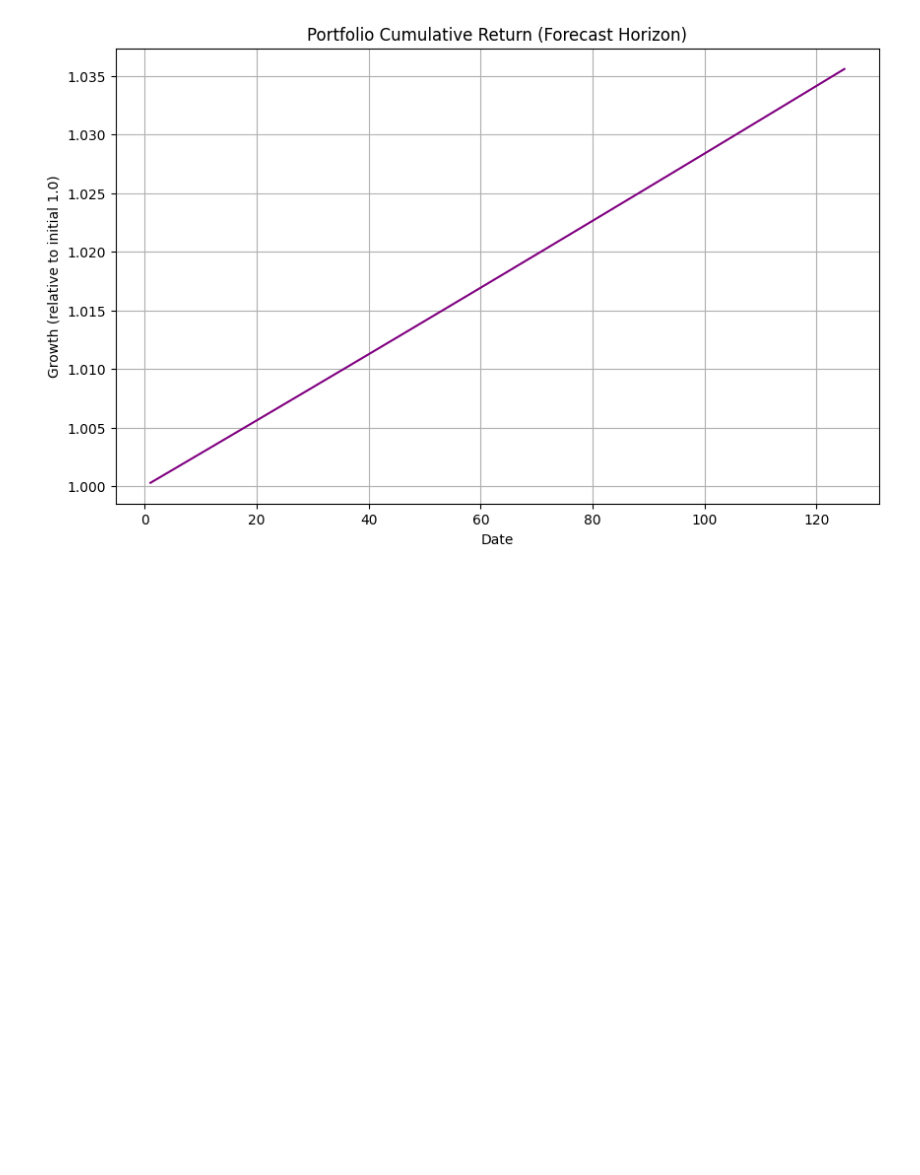
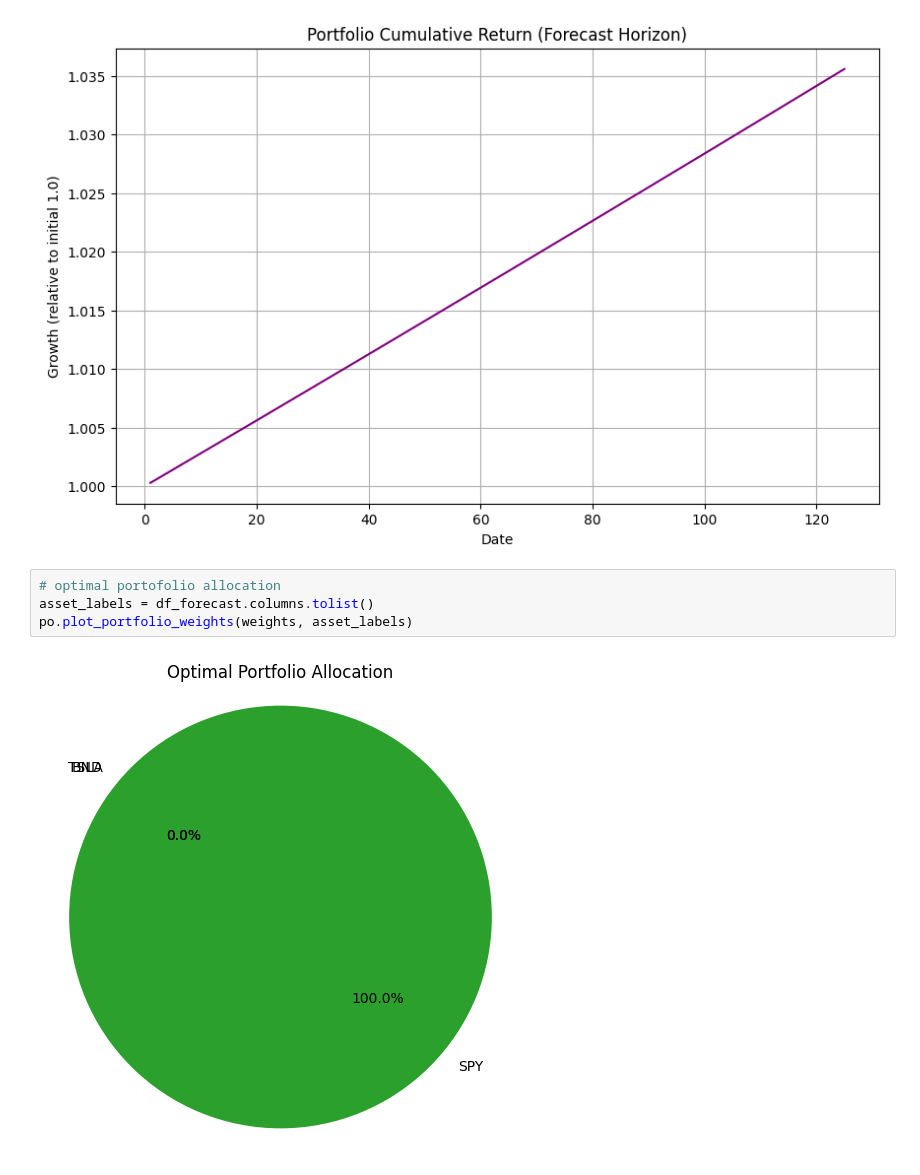
Before and after one commit to Nahom-ketsela/kaim-week-11, a Jupyter notebook: notebook/Portofolio_optimization_analysis.ipynb, the cells around one changed output. Saved outputs shown, nothing was run; the diff lists cells and outputs as text; blank space fills up the shorter version.

```diff
--- a/notebook/Portofolio_optimization_analysis.ipynb
+++ b/notebook/Portofolio_optimization_analysis.ipynb
@@ -237,3 +237,9 @@ port_daily = (daily_returns * weights).sum(axis=1)
 po.plot_portfolio_cumulative(port_daily)
 # %% [output]
 [figure]
+# %%
+# optimal portofolio allocation
+asset_labels = df_forecast.columns.tolist()
+po.plot_portfolio_weights(weights, asset_labels)
+# %% [output]
+[figure, added]
```
